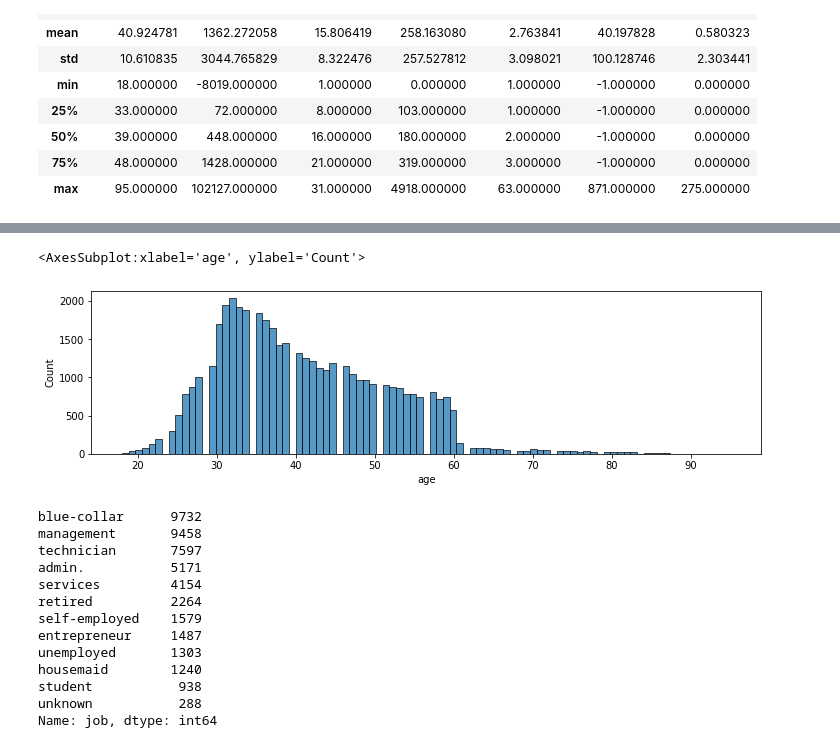
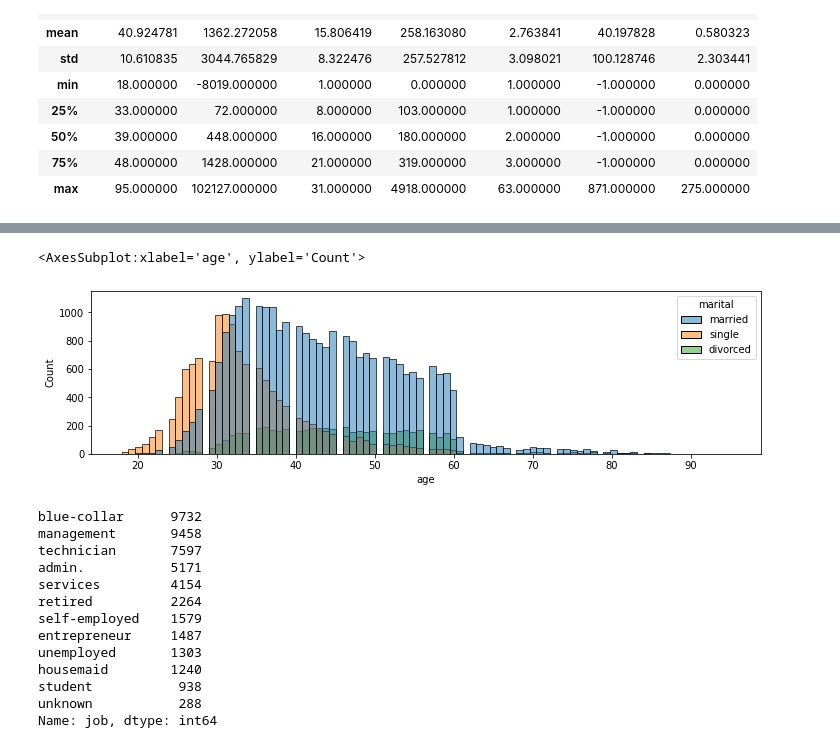
Before and after one commit to sfreagin/ADS_500B_project, a Jupyter notebook: group_project/EDA1.ipynb, the cells around one changed output, grey strips where cells are left out. Cells and saved outputs as stored; diff of their text form; code cells hidden in the pictures.

```diff
--- a/group_project/EDA1.ipynb
+++ b/group_project/EDA1.ipynb
@@ -30,9 +37,9 @@ bank_main_df.describe()
 # %%
 plt.figure(figsize=(12,3))
-sns.histplot(bank_main_df['age'])
+sns.histplot(data=bank_main_df,x='age',hue='marital')
 # %% [output]
 <AxesSubplot:xlabel='age', ylabel='Count'>
-[figure, old version]
+[figure, new version]
 # %%
 print(bank_main_df['job'].value_counts())
 plt.figure(figsize=(12,3))
```
Also changed, not shown: parts of 1 cell of this notebook.
